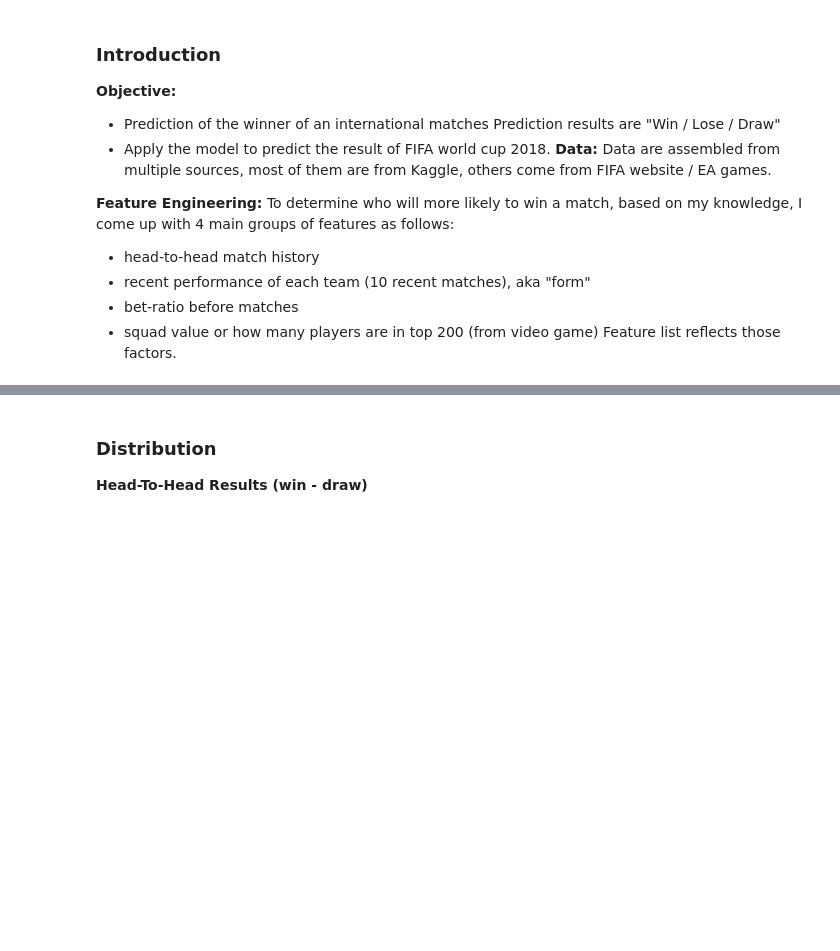
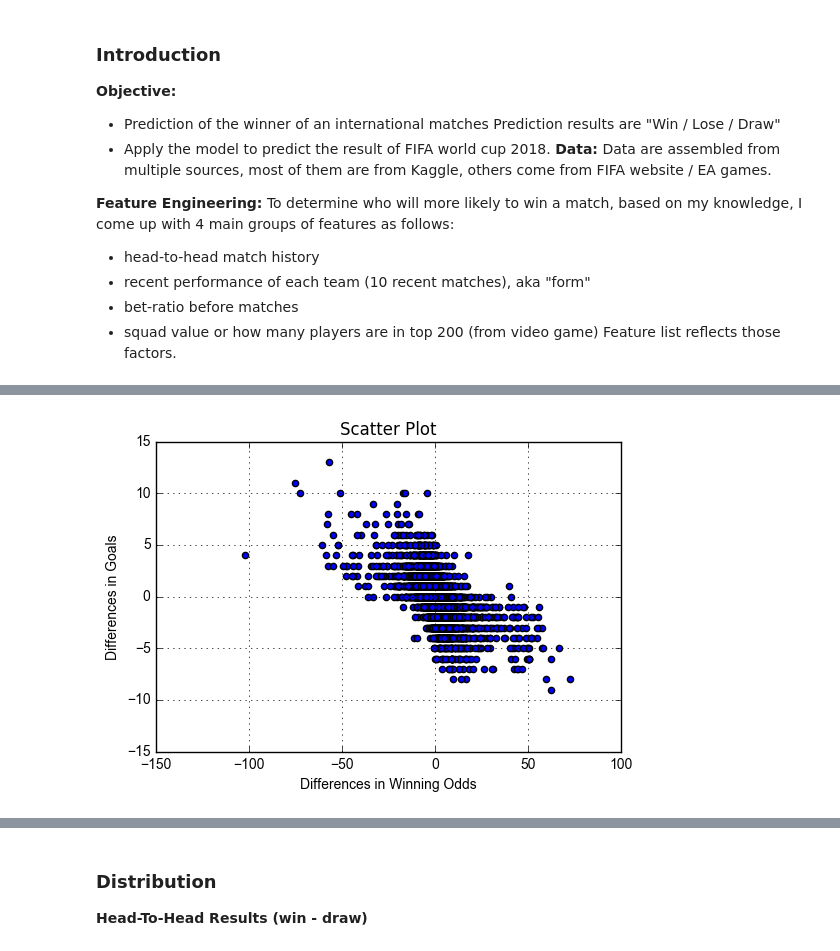
Before and after one commit to mrthlinh/FIFA-World-Cup-Prediction, a Jupyter notebook: EDA/EDA.ipynb, the cells around one changed output, grey strips where cells are left out. Cells and saved outputs as stored; diff of their text form; code cells hidden in the pictures; blank space fills up the shorter version.

```diff
--- a/EDA/EDA.ipynb
+++ b/EDA/EDA.ipynb
@@ -50,0 +95,8 @@ data.head()
+# %%
+plt.scatter(data_['odd_win_diff'],data_['goal_diff'])
+plt.xlabel('Differences in Winning Odds')
+plt.ylabel('Differences in Goals')
+plt.title('Scatter Plot')
+plt.grid(True)
+# %% [output]
+[figure, added]
```
Also changed, not shown: parts of 41 cells of this notebook, 1 other file.
